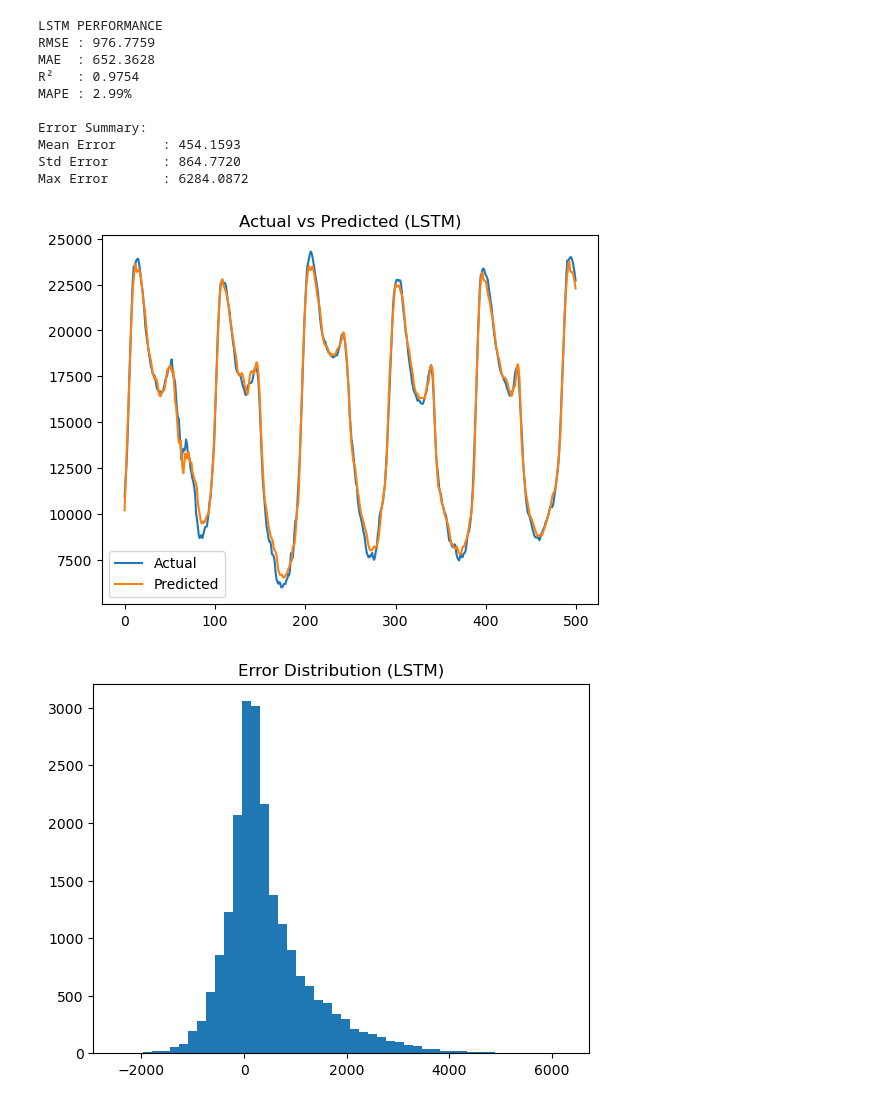
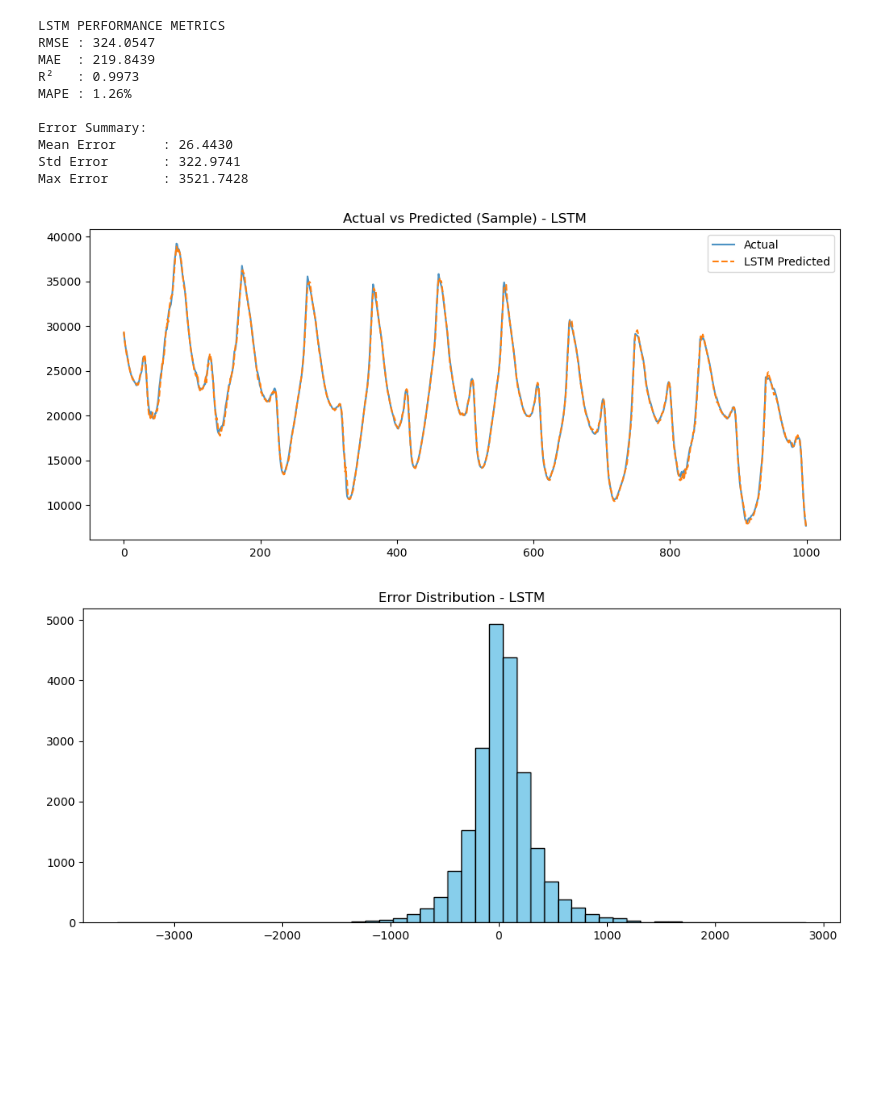
Before and after one commit to HarshilChawla/multi-scale-energy-stress-analysis, a Jupyter notebook: code/anamoly detection and interpretation/forecasting based anomaly detection/lstm.ipynb, the cells around one changed output. Drawn from its saved outputs; the diff is of its cells as text; code cells hidden in the pictures; blank space fills up the shorter version.

```diff
--- a/code/anamoly detection and interpretation/forecasting based anomaly detection/lstm.ipynb
+++ b/code/anamoly detection and interpretation/forecasting based anomaly detection/lstm.ipynb
@@ -2,15 +2,15 @@
 import pandas as pd
 import numpy as np
 import matplotlib.pyplot as plt
-
-from sklearn.preprocessing import MinMaxScaler
+from sklearn.preprocessing import StandardScaler
+from tensorflow.keras.regularizers import l2
 from sklearn.metrics import mean_squared_error, mean_absolute_error, r2_score
 
 from tensorflow.keras.models import Sequential
 from tensorflow.keras.layers import LSTM, Dense, Dropout
 from tensorflow.keras.callbacks import EarlyStopping, ReduceLROnPlateau
 
-df = pd.read_csv(r'C:\DATA ANALYSIS AND DATA SCIENCE PROJECTS\Multi Scale Energy Stress Analysis\code\anamoly detection and interpretation\forecasting based anomaly detection\forecasting_feature_set.csv')
+df = pd.read_csv(r'C:\DATA ANALYSIS AND DATA SCIENCE PROJECTS\Multi Scale Energy Stress Analysis\data\forecasting_feature_set.csv')
 
 df['target'] = df['net_load_mw'].shift(-1)
 df = df.dropna().reset_index(drop=True)
@@ -34,8 +34,8 @@ y_train = train_df['target']
 X_test = test_df.drop(columns=['target'])
 y_test = test_df['target']
 
-scaler_X = MinMaxScaler()
-scaler_y = MinMaxScaler()
+scaler_X = StandardScaler()
+scaler_y = StandardScaler()
 
 X_train_scaled = scaler_X.fit_transform(X_train)
 X_test_scaled  = scaler_X.transform(X_test)
@@ -50,49 +50,42 @@ def create_sequences(X, y, seq_length):
         ys.append(y[i])
     return np.array(Xs), np.array(ys)
 
-SEQ_LENGTH = 48  # 12 hours (stronger temporal context)
+SEQ_LENGTH = 96
 
 X_train_seq, y_train_seq = create_sequences(X_train_scaled, y_train_scaled, SEQ_LENGTH)
 X_test_seq, y_test_seq   = create_sequences(X_test_scaled, y_test_scaled, SEQ_LENGTH)
 
 model = Sequential([
-    LSTM(128, return_sequences=True, input_shape=(SEQ_LENGTH, X_train_seq.shape[2])),
-    Dropout(0.3),
-
-    LSTM(64, return_sequences=True),
-    Dropout(0.3),
-
+    LSTM(64, return_sequences=True, input_shape=(SEQ_LENGTH, X_train_seq.shape[2])),
     LSTM(32),
-    Dropout(0.2),
-
-    Dense(16, activation='relu'),
+    Dense(16, activation='relu', kernel_regularizer=l2(1e-4)),
     Dense(1)
 ])
 
 model.compile(
     optimizer='adam',
-    loss='mse'
+    loss='mae'
 )
 
 model.summary()
 
 early_stop = EarlyStopping(
     monitor='val_loss',
-    patience=5,
+    patience=7,
     restore_best_weights=True
 )
 
 lr_scheduler = ReduceLROnPlateau(
     monitor='val_loss',
     factor=0.5,
-    patience=3,
+    patience=5,
     min_lr=1e-5
 )
 
 history = model.fit(
     X_train_seq, y_train_seq,
-    epochs=30,
-    batch_size=32,
+    epochs=50,
+    batch_size=64,
     validation_split=0.1,
     callbacks=[early_stop, lr_scheduler],
     verbose=1
@@ -154,7 +147,7 @@ r2   = r2_score(y_test_actual, y_pred)
 epsilon = 1e-6
 mape = np.mean(np.abs((y_test_actual - y_pred) / (y_test_actual + epsilon))) * 100
 
-print("LSTM PERFORMANCE")
+print("LSTM PERFORMANCE METRICS")
 print(f"RMSE : {rmse:.4f}")
 print(f"MAE  : {mae:.4f}")
 print(f"R²   : {r2:.4f}")
@@ -166,33 +159,33 @@ print(f"Mean Error      : {np.mean(errors):.4f}")
 print(f"Std Error       : {np.std(errors):.4f}")
 print(f"Max Error       : {np.max(np.abs(errors)):.4f}")
 # %% [output]
-LSTM PERFORMANCE
-RMSE : 976.7759
-MAE  : 652.3628
-R²   : 0.9754
-MAPE : 2.99%
+LSTM PERFORMANCE METRICS
+RMSE : 324.0547
+MAE  : 219.8439
+R²   : 0.9973
+MAPE : 1.26%
 
 Error Summary:
-Mean Error      : 454.1593
-Std Error       : 864.7720
-Max Error       : 6284.0872
+Mean Error      : 26.4430
+Std Error       : 322.9741
+Max Error       : 3521.7428
 # %%
-start = 1000
-end = 1500
+start = 10000
+end = 11000
 
-plt.figure()
-plt.plot(y_test_actual[start:end], label="Actual")
-plt.plot(y_pred[start:end], label="Predicted")
-plt.title("Actual vs Predicted (LSTM)")
+plt.figure(figsize=(12, 5))
+plt.plot(y_test_actual[start:end], label="Actual", alpha=0.8)
+plt.plot(y_pred[start:end], label="LSTM Predicted", linestyle='--')
+plt.title("Actual vs Predicted (Sample) - LSTM")
 plt.legend()
 plt.show()
 # %% [output]
-[figure, old version]
+[figure, new version]
 # %%
-plt.figure()
-plt.hist(errors, bins=50)
-plt.title("Error Distribution (LSTM)")
+plt.figure(figsize=(12, 5))
+plt.hist(errors, bins=50, color = 'skyblue', edgecolor = 'black')
+plt.title("Error Distribution - LSTM")
 plt.show()
 # %% [output]
-[figure, old version]
+[figure, new version]
 # %%
```
Also changed, not shown: parts of 7 cells of this notebook, 4 other files.
